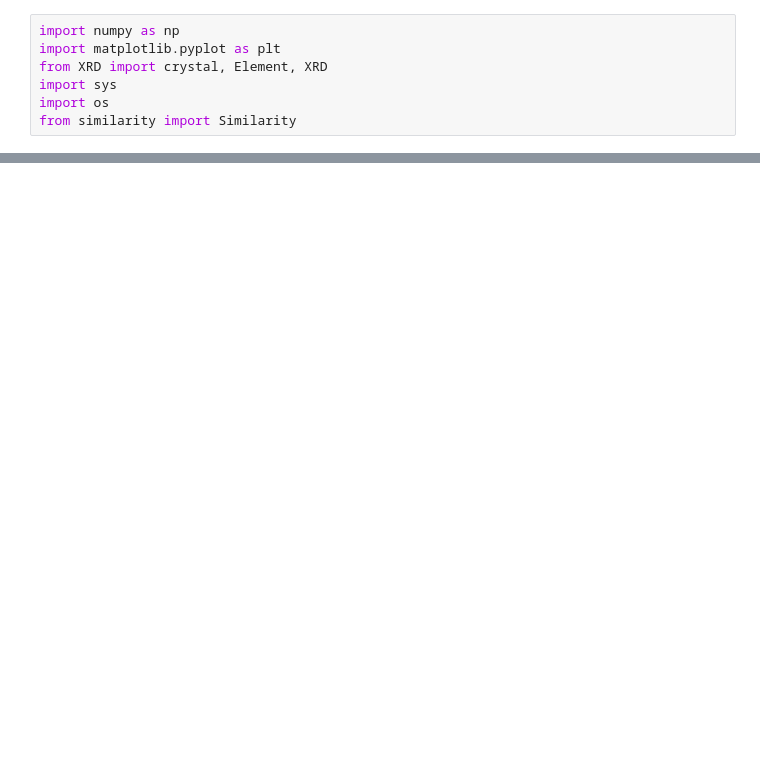
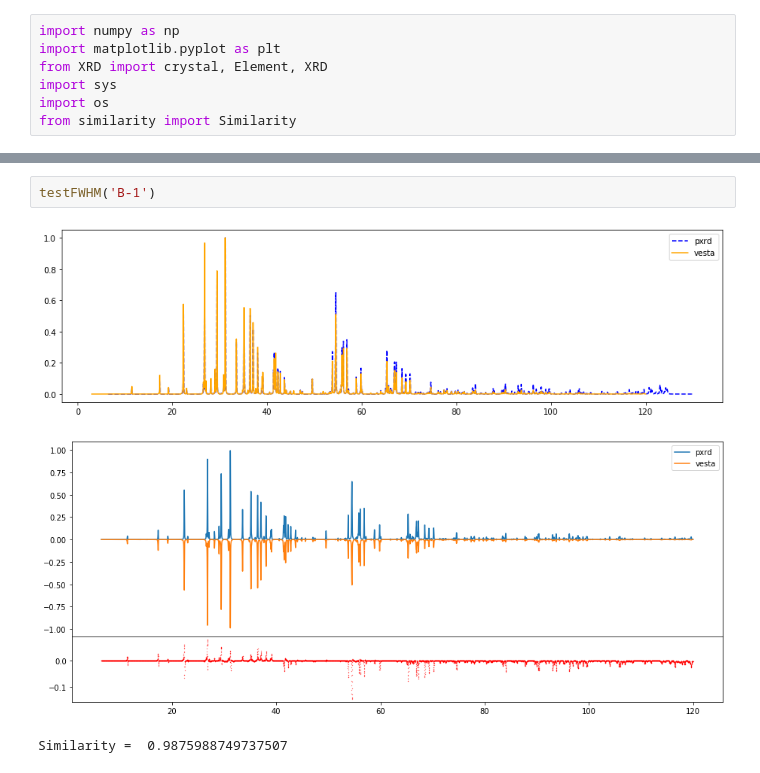
Before and after one commit to qzhu2017/XRD, a Jupyter notebook: FWHM-angle.ipynb, the cells around one changed output, grey strips where cells are left out. Cells and saved outputs as stored; diff of their text form; blank space fills up the shorter version.

```diff
--- a/FWHM-angle.ipynb
+++ b/FWHM-angle.ipynb
@@ -72,0 +46,6 @@ Similarity =  0.9925994767328037
+# %%
+testFWHM('B-1')
+# %% [output]
+[figure, added]
+[figure, added]
+Similarity =  0.9875988749737507
```
Also changed, not shown: parts of 11 cells of this notebook.
